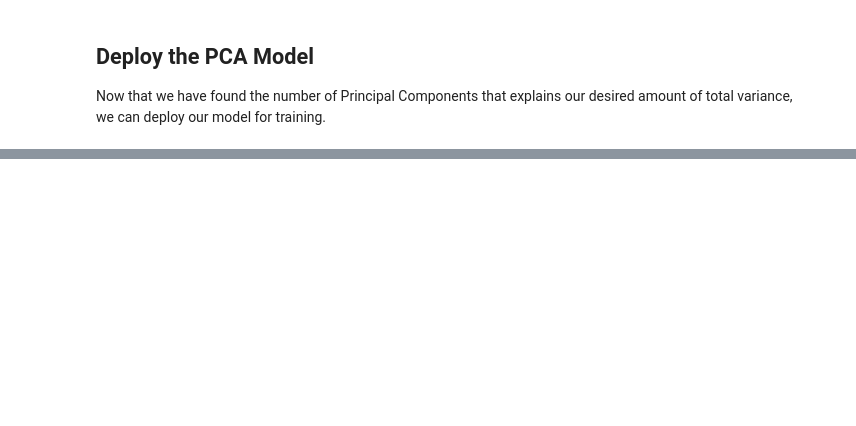
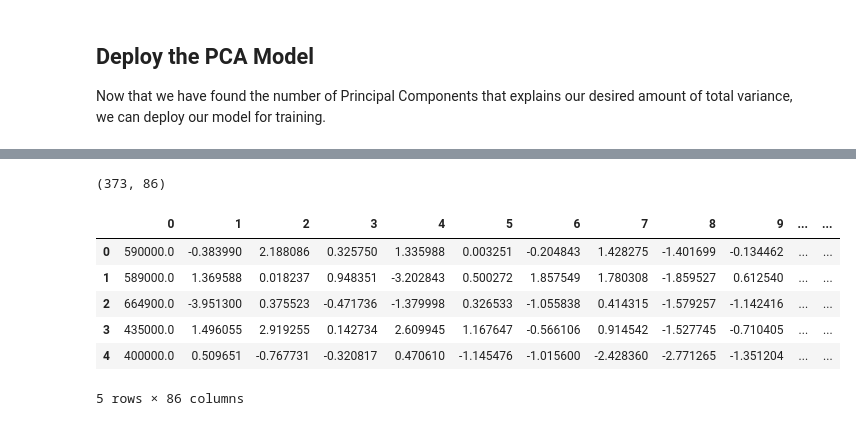
Before and after one commit to stonecoldnicole/flip-or-skip, a Jupyter notebook: Feature_Engineering.ipynb, the cells around one changed output, grey strips where cells are left out. Cells and saved outputs as stored; diff of their text form; code cells hidden in the pictures; blank space fills up the shorter version.

```diff
--- a/Feature_Engineering.ipynb
+++ b/Feature_Engineering.ipynb
@@ -312,0 +411,13 @@ print(train_pca[0])
+# %%
+transformed_active = pd.concat([y_active, transformed_active], axis=1, ignore_index=True)
+print(transformed_active.shape)
+transformed_active.head()
+# %% [output]
+(373, 86)
+|  | 0 | 1 | 2 | 3 | 4 | 5 | 6 | 7 | 8 | 9 | ... | ... |
+| 0 | 590000.0 | -0.383990 | 2.188086 | 0.325750 | 1.335988 | 0.003251 | -0.204843 | 1.428275 | -1.401699 | -0.134462 | ... | ... |
+| 1 | 589000.0 | 1.369588 | 0.018237 | 0.948351 | -3.202843 | 0.500272 | 1.857549 | 1.780308 | -1.859527 | 0.612540 | ... | ... |
+| 2 | 664900.0 | -3.951300 | 0.375523 | -0.471736 | -1.379998 | 0.326533 | -1.055838 | 0.414315 | -1.579257 | -1.142416 | ... | ... |
+| 3 | 435000.0 | 1.496055 | 2.919255 | 0.142734 | 2.609945 | 1.167647 | -0.566106 | 0.914542 | -1.527745 | -0.710405 | ... | ... |
+| 4 | 400000.0 | 0.509651 | -0.767731 | -0.320817 | 0.470610 | -1.145476 | -1.015600 | -2.428360 | -2.771265 | -1.351204 | ... | ... |
+5 rows × 86 columns
```
Also changed, not shown: parts of 24 cells of this notebook, 2 other files.
